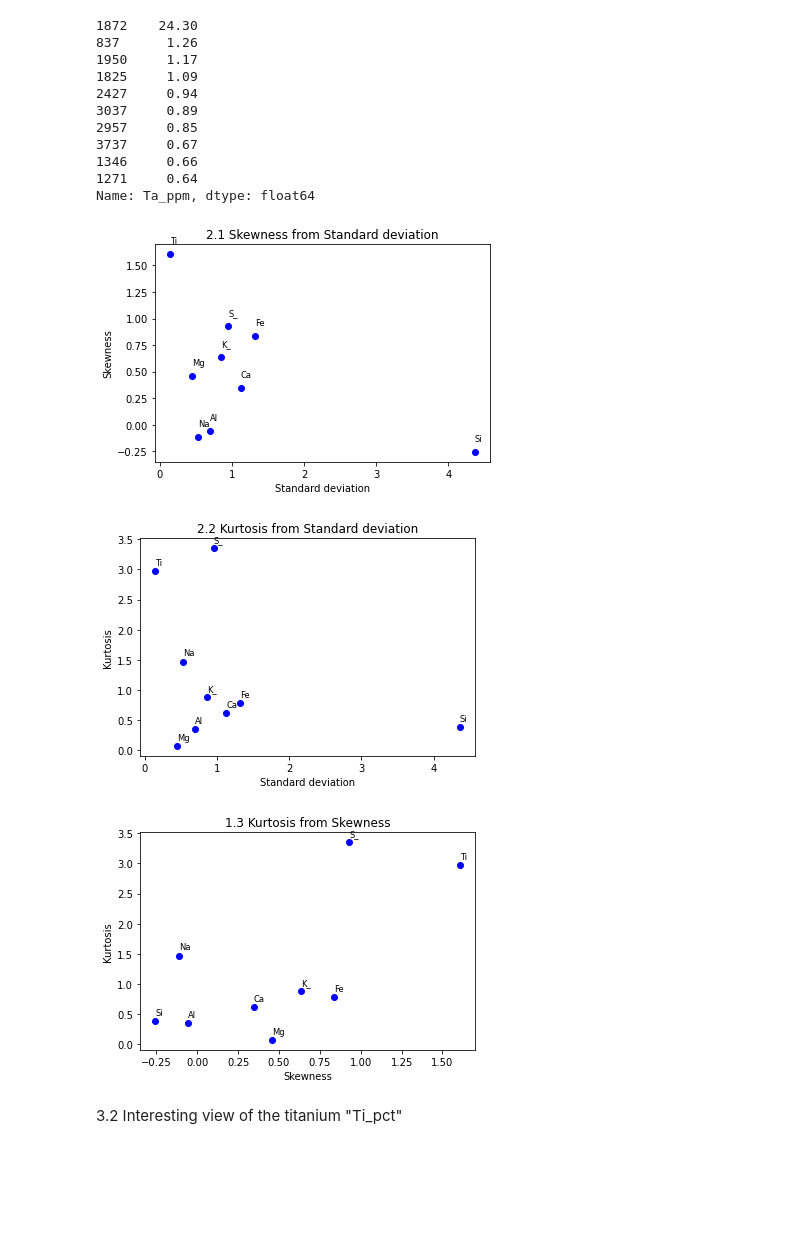
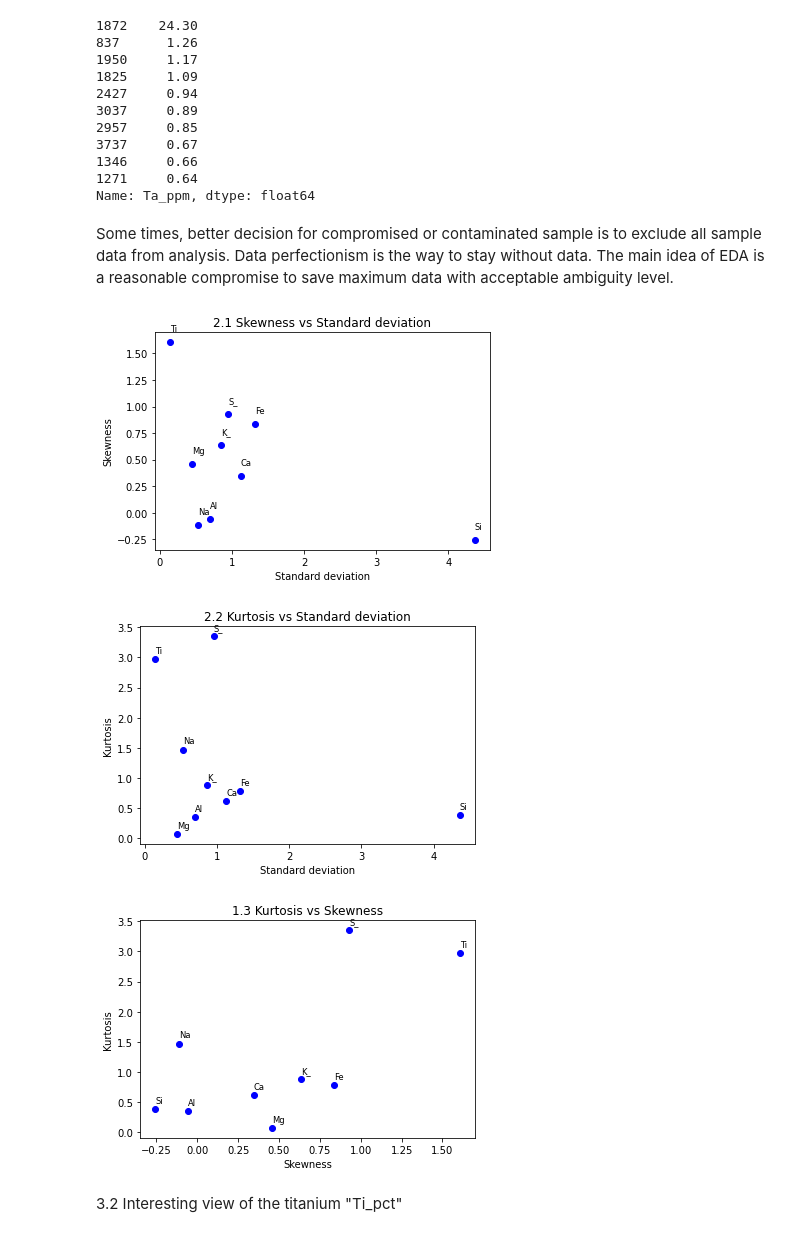
Before and after one commit to bmalakhov/geochem_EDA, a Jupyter notebook: geochem_test2.ipynb, the cells around one changed output. Saved outputs shown, nothing was run; the diff lists cells and outputs as text; code cells hidden in the pictures; blank space fills up the shorter version.

```diff
--- a/geochem_test2.ipynb
+++ b/geochem_test2.ipynb
@@ -168,4 +167,6 @@ local_Ta_ppm['Ta_ppm'].head(10)
 1346     0.66
 1271     0.64
 Name: Ta_ppm, dtype: float64
+# %% [markdown]
+Some times, better decision for compromised or contaminated sample is to exclude all sample data from analysis. Data perfectionism is the way to stay without data. The main idea of EDA is а reasonable compromise to save maximum data with acceptable ambiguity level.
 # %%
@@ -198,43 +199,42 @@ for i in range(7,len(columns_list)):
    # print( "{0} {1} {2} {3} ".format( name, m2, m3, m4 )  )
 # %%
 plt.clf()
-plt.title('2.1 Skewness from Standard deviation')
+plt.title('2.1 Skewness vs Standard deviation')
 plt.xlabel('Standard deviation')
 plt.ylabel('Skewness')
-#plt.axis([-1, 10, -1, 5])
 for i in range(0,len(disp_m2_list)):
-    # let's look at the main elements with concentration in pct
-    if  columns_list_short[i][-1] in ["t","2"]: # if "t" chart at the end the main elements with concentration in pct
+    # only the main elements with concentration in pct, so detect the "t" character in the end of the name
+    if  columns_list_short[i][-1] in ["t","2"]:
         plt.scatter(disp_m2_list[i], assym_m3_list[i],color = marker_list[i])
         plt.text(disp_m2_list[i], assym_m3_list[i]+0.1, columns_list_short[i][0:2], horizontalalignment='left', size='small', color='black')
 plt.show()
 # %% [output]
-[figure, old version]
+[figure, new version]
 # %%
 plt.clf()
-plt.title('2.2 Kurtosis from Standard deviation')
+plt.title('2.2 Kurtosis vs Standard deviation')
 plt.xlabel('Standard deviation')
 plt.ylabel('Kurtosis')
 #plt.axis([-1, 10, -1, 5])
 for i in range(0,len(disp_m2_list)):
-    if  columns_list_short[i][-1] in ["t","2"]:   # if "t" chart at the end the main elements with concentration in pct
+    if  columns_list_short[i][-1] in ["t","2"]:   # if found "t" character at the end the element name, it is main element
         plt.scatter(disp_m2_list[i], exce_m4_list[i],color = marker_list[i])
         plt.text(disp_m2_list[i], exce_m4_list[i]+0.1, columns_list_short[i][0:2], horizontalalignment='left', size='small', color='black')
         #print (disp_m2_list[i], exce_m4_list[i],columns_list_short[i])
 plt.show()
 # %% [output]
-[figure, old version]
+[figure, new version]
 # %%
-plt.title('1.3 Kurtosis from Skewness')
+plt.title('1.3 Kurtosis vs Skewness')
 plt.xlabel('Skewness')
 plt.ylabel('Kurtosis')
 for i in range(0,len(disp_m2_list)):
-      if  columns_list_short[i][-1] in ["t","2"]:  # if "t" chart at the end the main elements with concentration in pct
+      if  columns_list_short[i][-1] in ["t","2"]:  # if found "t" character at the end the element name, it is main element
         plt.scatter(assym_m3_list[i], exce_m4_list[i],color = marker_list[i])
         plt.text(assym_m3_list[i], exce_m4_list[i]+0.1, columns_list_short[i][0:2], horizontalalignment='left', size='small', color='black')
 plt.show()
 # %% [output]
-[figure, old version]
+[figure, new version]
 # %% [markdown]
 3.2 Interesting view of the titanium "Ti_pct"
 # %% [markdown]
```
Also changed, not shown: parts of 24 cells of this notebook, 2 other files.
